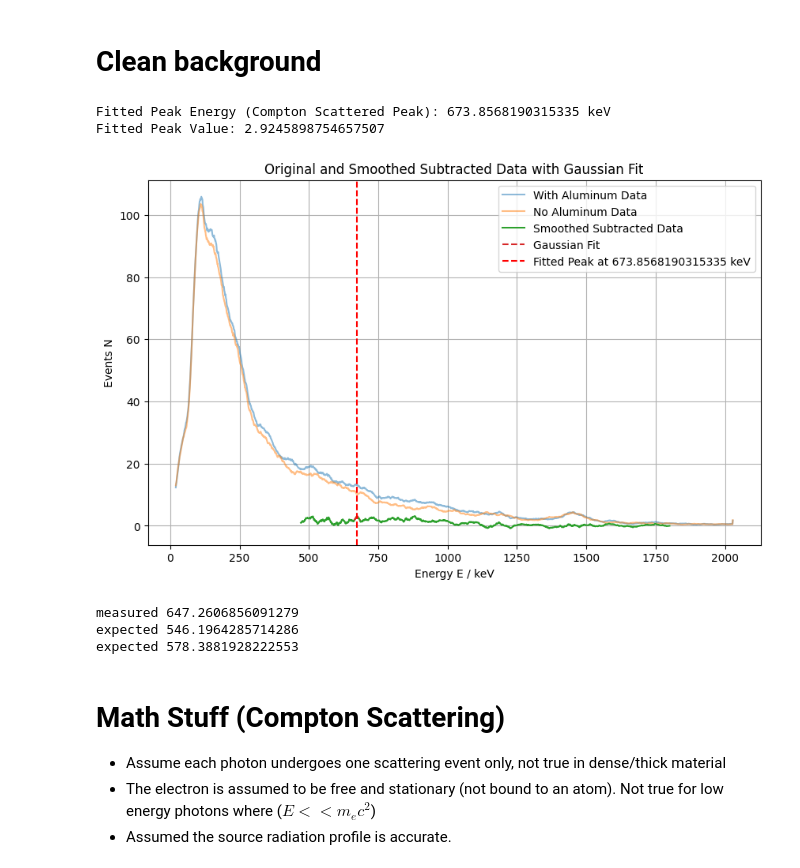
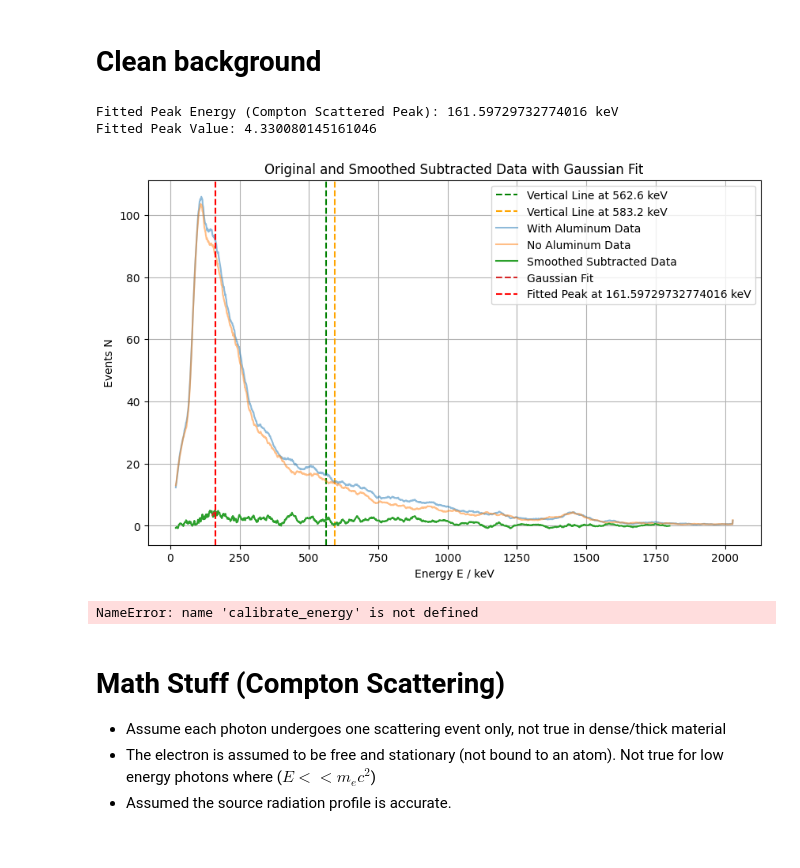
Before and after one commit to WeepsDanky/E1-Compton-Effect, a Jupyter notebook: untitled.ipynb, the cells around one changed output. Saved outputs shown, nothing was run; the diff lists cells and outputs as text; code cells hidden in the pictures.

```diff
--- a/untitled.ipynb
+++ b/untitled.ipynb
@@ -321,7 +314,6 @@ no_al_data = no_al_data.sort_values(by='Energy E / keV').reset_index(drop=True)
 # Subtract 'no-al-data' from 'with-al-data'
 subtracted_data = with_al_data.copy()
 subtracted_data['Events N'] = with_al_data['Events N'] - no_al_data['Events N']
-subtracted_data = subtracted_data[subtracted_data['Energy E / keV'] > 450]
 
 # Apply rolling mean to smooth the data
 window_size = 40  # Adjust the window size for smoothing
@@ -355,39 +347,37 @@ popt, _ = curve_fit(gaussian, x_data, y_data, p0=initial_guess, maxfev=10000)
 # Extract the fitted parameters
 a, x0, sigma = popt
 fitted_peak_value = a
 fitted_peak_energy = x0
 
 print(f"Fitted Peak Energy (Compton Scattered Peak): {fitted_peak_energy} keV")
 print(f"Fitted Peak Value: {fitted_peak_value}")
 
 # Plot the original graph and smoothed subtracted plot
 plt.figure(figsize=(10, 6))
 plt.axvline(x=562.6, color='green', linestyle='--', label='Vertical Line at 562.6 keV')
 plt.axvline(x=594.4, color='orange', linestyle='--', label='Vertical Line at 583.2 keV')
 plt.plot(with_al_data['Energy E / keV'], with_al_data['Smoothed Events N'], label='With Aluminum Data', alpha=0.5)
 plt.plot(no_al_data['Energy E / keV'], no_al_data['Smoothed Events N'], label='No Aluminum Data', alpha=0.5)
 # plt.plot(subtracted_data['Energy E / keV'], subtracted_data['Events N'], label='Original Subtracted Data', alpha=0.5)
 plt.plot(subtracted_data['Energy E / keV'], subtracted_data['Smoothed Events N'], label='Smoothed Subtracted Data')
 plt.plot(x_data, gaussian(x_data, *popt), label='Gaussian Fit', linestyle='--')
 plt.axvline(x=fitted_peak_energy, color='r', linestyle='--', label=f'Fitted Peak at {fitted_peak_energy} keV')
 plt.xlabel('Energy E / keV')
 plt.ylabel('Events N')
 plt.title('Original and Smoothed Subtracted Data with Gaussian Fit')
 plt.legend()
 plt.grid(True)
 plt.show()
 
 # Calculate the Compton edge energy
 print('measured', calibrate_energy(fitted_peak_energy))
 print('expected', compton_energy_for_source('co60-1', 60))
 print('expected', compton_energy_for_source('co60-2', 60))
 # %% [output]
-Fitted Peak Energy (Compton Scattered Peak): 673.8568190315335 keV
-Fitted Peak Value: 2.9245898754657507
+Fitted Peak Energy (Compton Scattered Peak): 161.59729732774016 keV
+Fitted Peak Value: 4.330080145161046
-[figure, old version]
+[figure, new version]
-measured 647.2606856091279
-expected 546.1964285714286
-expected 578.3881928222553
+NameError: name 'calibrate_energy' is not defined
 # %% [markdown]
 # Math Stuff (Compton Scattering)
 - Assume each photon undergoes one scattering event only, not true in dense/thick material
```
Also changed, not shown: parts of 1 cell of this notebook.
